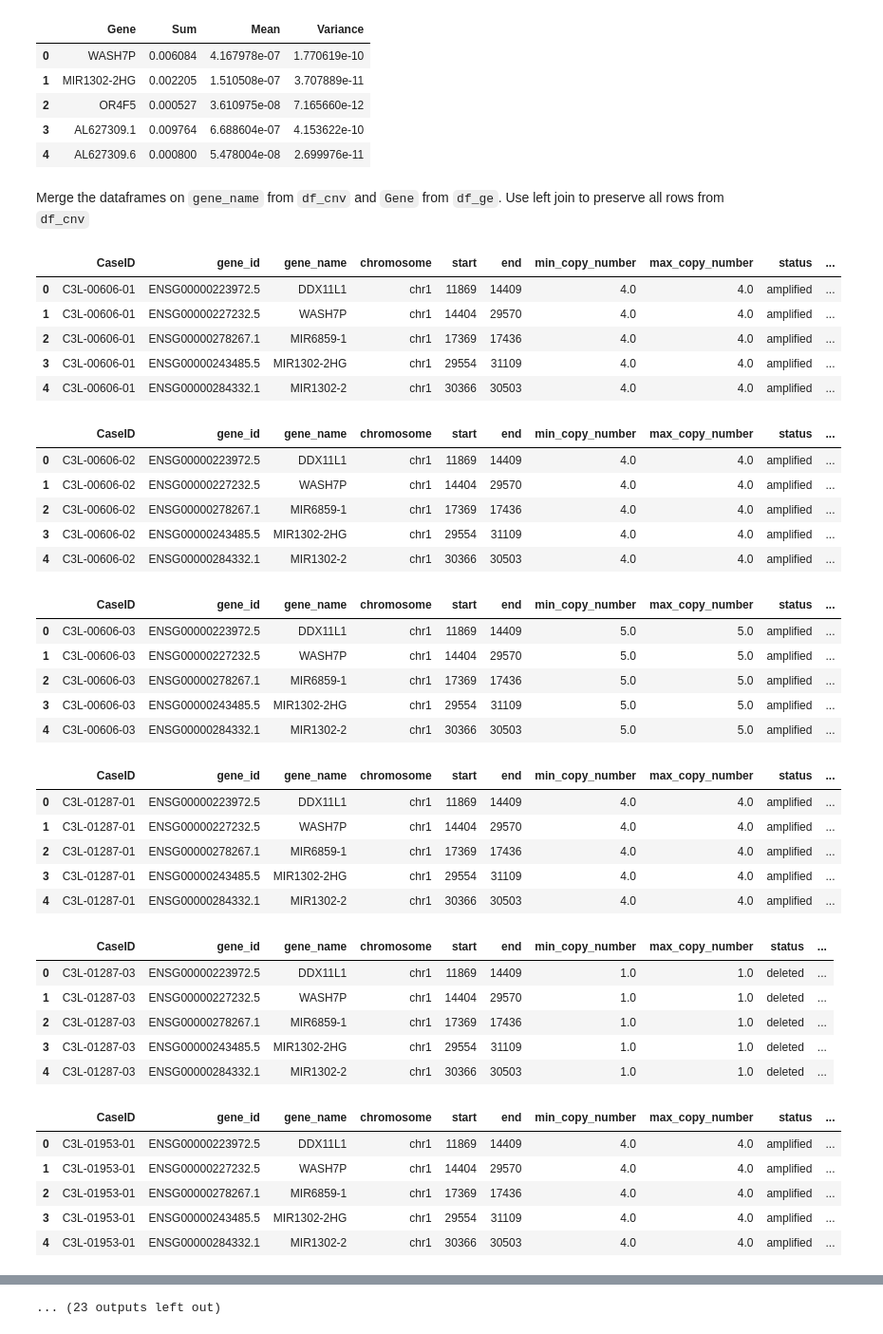
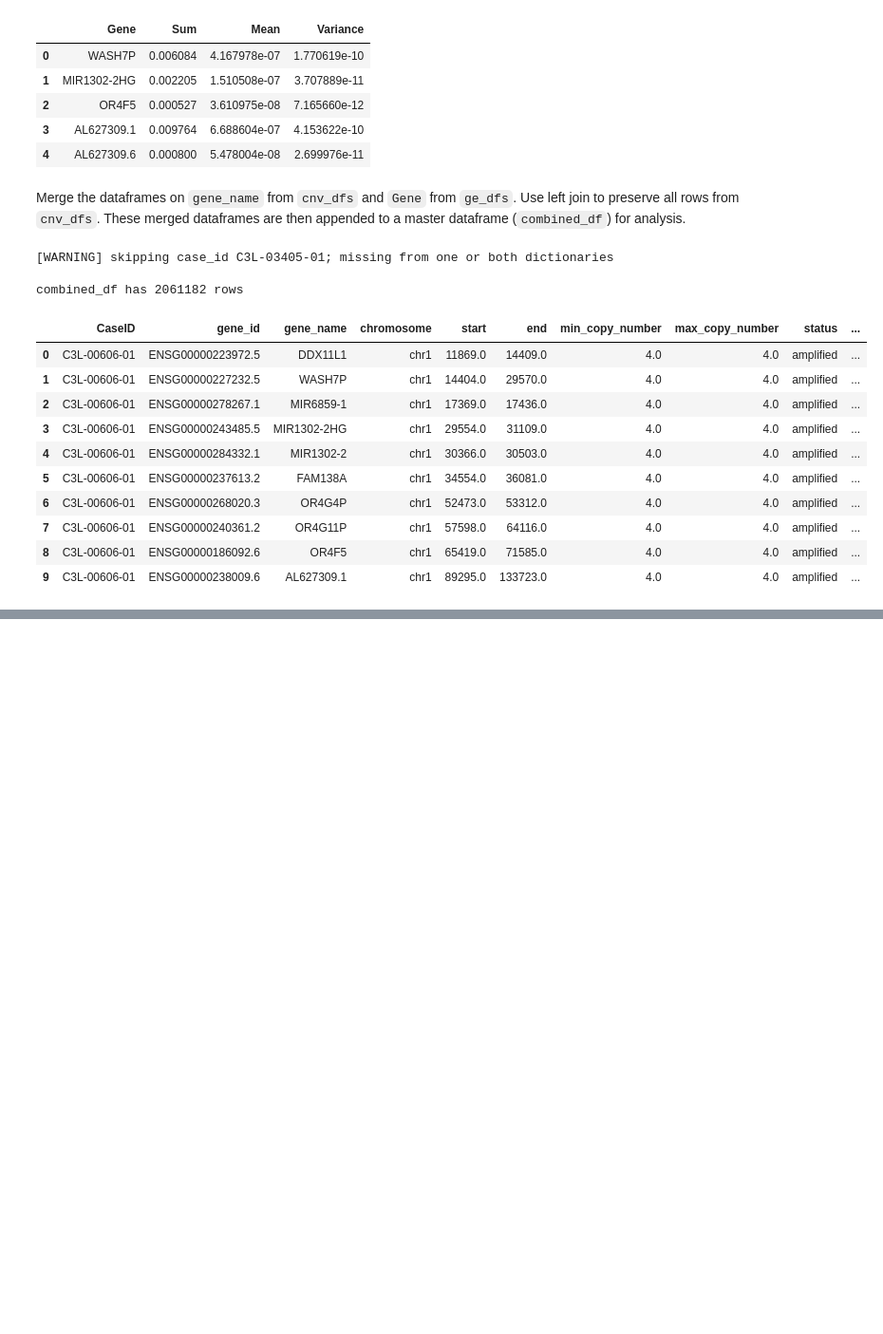
Before and after one commit to LaraLim/cnv-supervised-learning, a Jupyter notebook: join_cnv_gene_expr_stats.ipynb, the cells around one changed output, grey strips where cells are left out. Shown at 95% size. Cells and saved outputs as stored; diff of their text form; code cells hidden in the pictures; blank space fills up the shorter version.

Commit message:
Appended joined DFs to master DF

```diff
--- a/join_cnv_gene_expr_stats.ipynb
+++ b/join_cnv_gene_expr_stats.ipynb
@@ -122,68 +122,53 @@ combined_ge_df has 1316509 rows
 | 3 | AL627309.1 | 0.009764 | 6.688604e-07 | 4.153622e-10 |
 | 4 | AL627309.6 | 0.000800 | 5.478004e-08 | 2.699976e-11 |
 # %% [markdown]
-Merge the dataframes on `gene_name` from `df_cnv` and `Gene` from `df_ge`. Use left join to preserve all rows from `df_cnv`
+Merge the dataframes on `gene_name` from `cnv_dfs` and `Gene` from `ge_dfs`. Use left join to preserve all rows from `cnv_dfs`. These merged dataframes are then appended to a master dataframe (`combined_df`) for analysis.
 # %%
+# dataframe to track data across all samples
+combined_df = pd.DataFrame()
+combined_df['CaseID'] = ''
+
 for case_id in map_df['CaseID']:
-    # Check if case ID exists in both dictionaries
+    # check if case ID exists in both dictionaries
     if case_id not in cnv_dfs or case_id not in ge_dfs:
         print(f"\n[WARNING] skipping case_id {case_id}; missing from one or both dictionaries\n")
         continue
 
     # merge only if case ID exists in both dictionaries
     joined_df = pd.merge(cnv_dfs[case_id], ge_dfs[case_id], left_on='gene_name', right_on='Gene', how='left')
 
     # rename columns in merged dataframe
     joined_df = joined_df.rename(columns={'Sum': 'sum_gene_expr', 'Mean': 'mean_gene_expr', 'Variance': 'variance_gene_expr'})
     joined_df = joined_df.drop(columns='Gene')  # drop redundant Gene column
 
     # move copy_number_target to be the end (rightmost) column
     copy_number_col = joined_df.pop('copy_number_target')
     joined_df['copy_number_target'] = copy_number_col
 
     # temp try catch for extra iterations
     try:
         case_id_col = joined_df.pop('CaseID')
         joined_df.insert(0, 'CaseID', case_id_col) # move CaseID to be the first (leftmost) column
     except KeyError:
         break
 
-    display(joined_df.head())
-    print("\n")
+    # append the dataframe to the combined one
+    combined_df = pd.concat([combined_df, joined_df], ignore_index=True)
+
+print(f'combined_df has {combined_df.shape[0]} rows')
+display(combined_df.head(10))
 # %% [output]
+[WARNING] skipping case_id C3L-03405-01; missing from one or both dictionaries
+
+combined_df has 2061182 rows
 |  | CaseID | gene_id | gene_name | chromosome | start | end | min_copy_number | max_copy_number | status | ... |
-| 0 | C3L-00606-01 | ENSG00000223972.5 | DDX11L1 | chr1 | 11869 | 14409 | 4.0 | 4.0 | amplified | ... |
-| 1 | C3L-00606-01 | ENSG00000227232.5 | WASH7P | chr1 | 14404 | 29570 | 4.0 | 4.0 | amplified | ... |
-| 2 | C3L-00606-01 | ENSG00000278267.1 | MIR6859-1 | chr1 | 17369 | 17436 | 4.0 | 4.0 | amplified | ... |
-| 3 | C3L-00606-01 | ENSG00000243485.5 | MIR1302-2HG | chr1 | 29554 | 31109 | 4.0 | 4.0 | amplified | ... |
-| 4 | C3L-00606-01 | ENSG00000284332.1 | MIR1302-2 | chr1 | 30366 | 30503 | 4.0 | 4.0 | amplified | ... |
+| 0 | C3L-00606-01 | ENSG00000223972.5 | DDX11L1 | chr1 | 11869.0 | 14409.0 | 4.0 | 4.0 | amplified | ... |
+| 1 | C3L-00606-01 | ENSG00000227232.5 | WASH7P | chr1 | 14404.0 | 29570.0 | 4.0 | 4.0 | amplified | ... |
+| 2 | C3L-00606-01 | ENSG00000278267.1 | MIR6859-1 | chr1 | 17369.0 | 17436.0 | 4.0 | 4.0 | amplified | ... |
+| 3 | C3L-00606-01 | ENSG00000243485.5 | MIR1302-2HG | chr1 | 29554.0 | 31109.0 | 4.0 | 4.0 | amplified | ... |
+| 4 | C3L-00606-01 | ENSG00000284332.1 | MIR1302-2 | chr1 | 30366.0 | 30503.0 | 4.0 | 4.0 | amplified | ... |
+| 5 | C3L-00606-01 | ENSG00000237613.2 | FAM138A | chr1 | 34554.0 | 36081.0 | 4.0 | 4.0 | amplified | ... |
+| 6 | C3L-00606-01 | ENSG00000268020.3 | OR4G4P | chr1 | 52473.0 | 53312.0 | 4.0 | 4.0 | amplified | ... |
+| 7 | C3L-00606-01 | ENSG00000240361.2 | OR4G11P | chr1 | 57598.0 | 64116.0 | 4.0 | 4.0 | amplified | ... |
+| 8 | C3L-00606-01 | ENSG00000186092.6 | OR4F5 | chr1 | 65419.0 | 71585.0 | 4.0 | 4.0 | amplified | ... |
+| 9 | C3L-00606-01 | ENSG00000238009.6 | AL627309.1 | chr1 | 89295.0 | 133723.0 | 4.0 | 4.0 | amplified | ... |
-|  | CaseID | gene_id | gene_name | chromosome | start | end | min_copy_number | max_copy_number | status | ... |
-| 0 | C3L-00606-02 | ENSG00000223972.5 | DDX11L1 | chr1 | 11869 | 14409 | 4.0 | 4.0 | amplified | ... |
-| 1 | C3L-00606-02 | ENSG00000227232.5 | WASH7P | chr1 | 14404 | 29570 | 4.0 | 4.0 | amplified | ... |
-| 2 | C3L-00606-02 | ENSG00000278267.1 | MIR6859-1 | chr1 | 17369 | 17436 | 4.0 | 4.0 | amplified | ... |
-| 3 | C3L-00606-02 | ENSG00000243485.5 | MIR1302-2HG | chr1 | 29554 | 31109 | 4.0 | 4.0 | amplified | ... |
-| 4 | C3L-00606-02 | ENSG00000284332.1 | MIR1302-2 | chr1 | 30366 | 30503 | 4.0 | 4.0 | amplified | ... |
-|  | CaseID | gene_id | gene_name | chromosome | start | end | min_copy_number | max_copy_number | status | ... |
-| 0 | C3L-00606-03 | ENSG00000223972.5 | DDX11L1 | chr1 | 11869 | 14409 | 5.0 | 5.0 | amplified | ... |
-| 1 | C3L-00606-03 | ENSG00000227232.5 | WASH7P | chr1 | 14404 | 29570 | 5.0 | 5.0 | amplified | ... |
-| 2 | C3L-00606-03 | ENSG00000278267.1 | MIR6859-1 | chr1 | 17369 | 17436 | 5.0 | 5.0 | amplified | ... |
-| 3 | C3L-00606-03 | ENSG00000243485.5 | MIR1302-2HG | chr1 | 29554 | 31109 | 5.0 | 5.0 | amplified | ... |
-| 4 | C3L-00606-03 | ENSG00000284332.1 | MIR1302-2 | chr1 | 30366 | 30503 | 5.0 | 5.0 | amplified | ... |
-|  | CaseID | gene_id | gene_name | chromosome | start | end | min_copy_number | max_copy_number | status | ... |
-| 0 | C3L-01287-01 | ENSG00000223972.5 | DDX11L1 | chr1 | 11869 | 14409 | 4.0 | 4.0 | amplified | ... |
-| 1 | C3L-01287-01 | ENSG00000227232.5 | WASH7P | chr1 | 14404 | 29570 | 4.0 | 4.0 | amplified | ... |
-| 2 | C3L-01287-01 | ENSG00000278267.1 | MIR6859-1 | chr1 | 17369 | 17436 | 4.0 | 4.0 | amplified | ... |
-| 3 | C3L-01287-01 | ENSG00000243485.5 | MIR1302-2HG | chr1 | 29554 | 31109 | 4.0 | 4.0 | amplified | ... |
-| 4 | C3L-01287-01 | ENSG00000284332.1 | MIR1302-2 | chr1 | 30366 | 30503 | 4.0 | 4.0 | amplified | ... |
-|  | CaseID | gene_id | gene_name | chromosome | start | end | min_copy_number | max_copy_number | status | ... |
-| 0 | C3L-01287-03 | ENSG00000223972.5 | DDX11L1 | chr1 | 11869 | 14409 | 1.0 | 1.0 | deleted | ... |
-| 1 | C3L-01287-03 | ENSG00000227232.5 | WASH7P | chr1 | 14404 | 29570 | 1.0 | 1.0 | deleted | ... |
-| 2 | C3L-01287-03 | ENSG00000278267.1 | MIR6859-1 | chr1 | 17369 | 17436 | 1.0 | 1.0 | deleted | ... |
-| 3 | C3L-01287-03 | ENSG00000243485.5 | MIR1302-2HG | chr1 | 29554 | 31109 | 1.0 | 1.0 | deleted | ... |
-| 4 | C3L-01287-03 | ENSG00000284332.1 | MIR1302-2 | chr1 | 30366 | 30503 | 1.0 | 1.0 | deleted | ... |
-|  | CaseID | gene_id | gene_name | chromosome | start | end | min_copy_number | max_copy_number | status | ... |
-| 0 | C3L-01953-01 | ENSG00000223972.5 | DDX11L1 | chr1 | 11869 | 14409 | 4.0 | 4.0 | amplified | ... |
-| 1 | C3L-01953-01 | ENSG00000227232.5 | WASH7P | chr1 | 14404 | 29570 | 4.0 | 4.0 | amplified | ... |
-| 2 | C3L-01953-01 | ENSG00000278267.1 | MIR6859-1 | chr1 | 17369 | 17436 | 4.0 | 4.0 | amplified | ... |
-| 3 | C3L-01953-01 | ENSG00000243485.5 | MIR1302-2HG | chr1 | 29554 | 31109 | 4.0 | 4.0 | amplified | ... |
-| 4 | C3L-01953-01 | ENSG00000284332.1 | MIR1302-2 | chr1 | 30366 | 30503 | 4.0 | 4.0 | amplified | ... |
@@ -221 +174,0 @@ for case_id in map_df['CaseID']:
-... (23 outputs left out)
```
Also changed, not shown: parts of 1 cell of this notebook.
